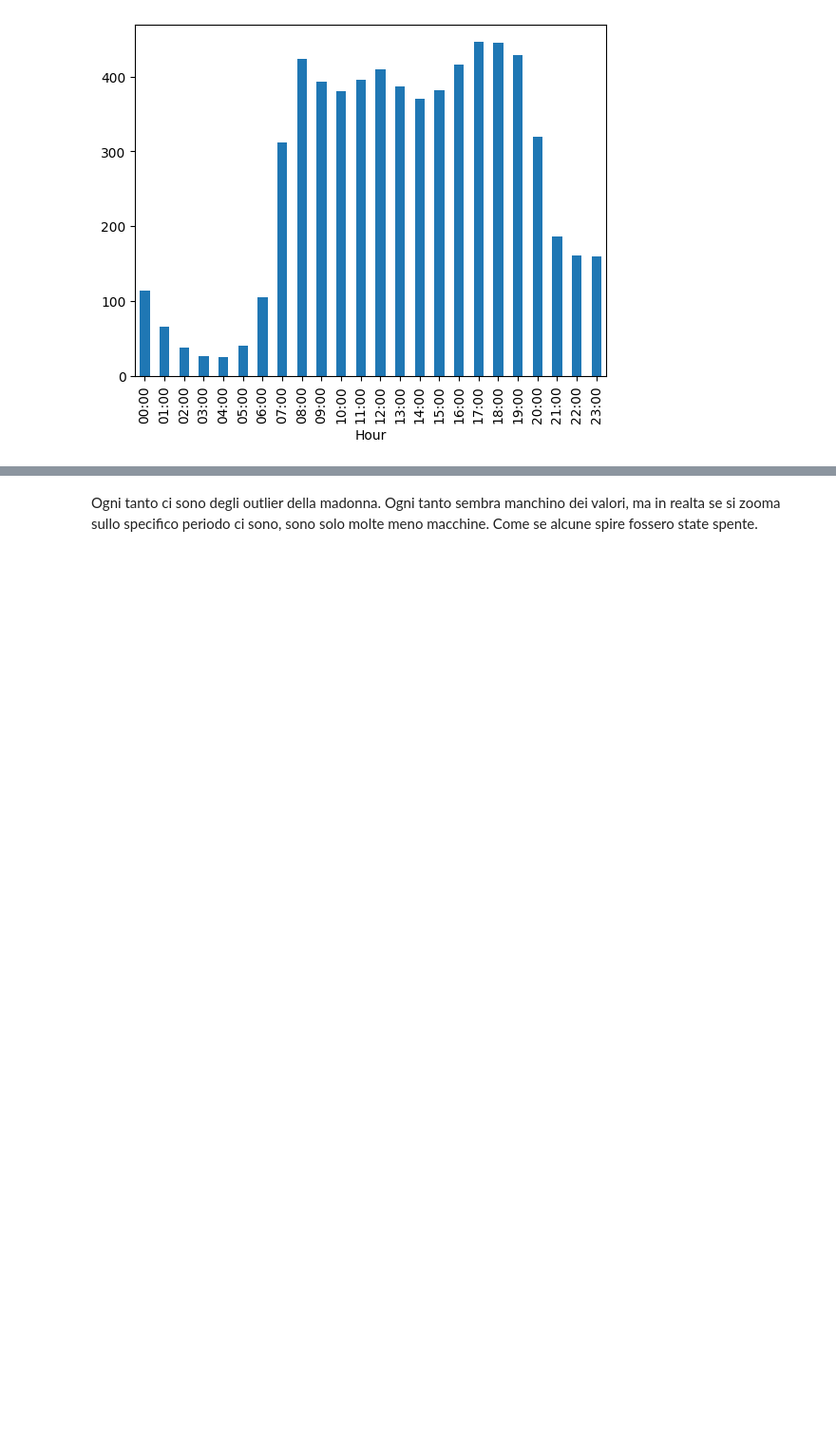
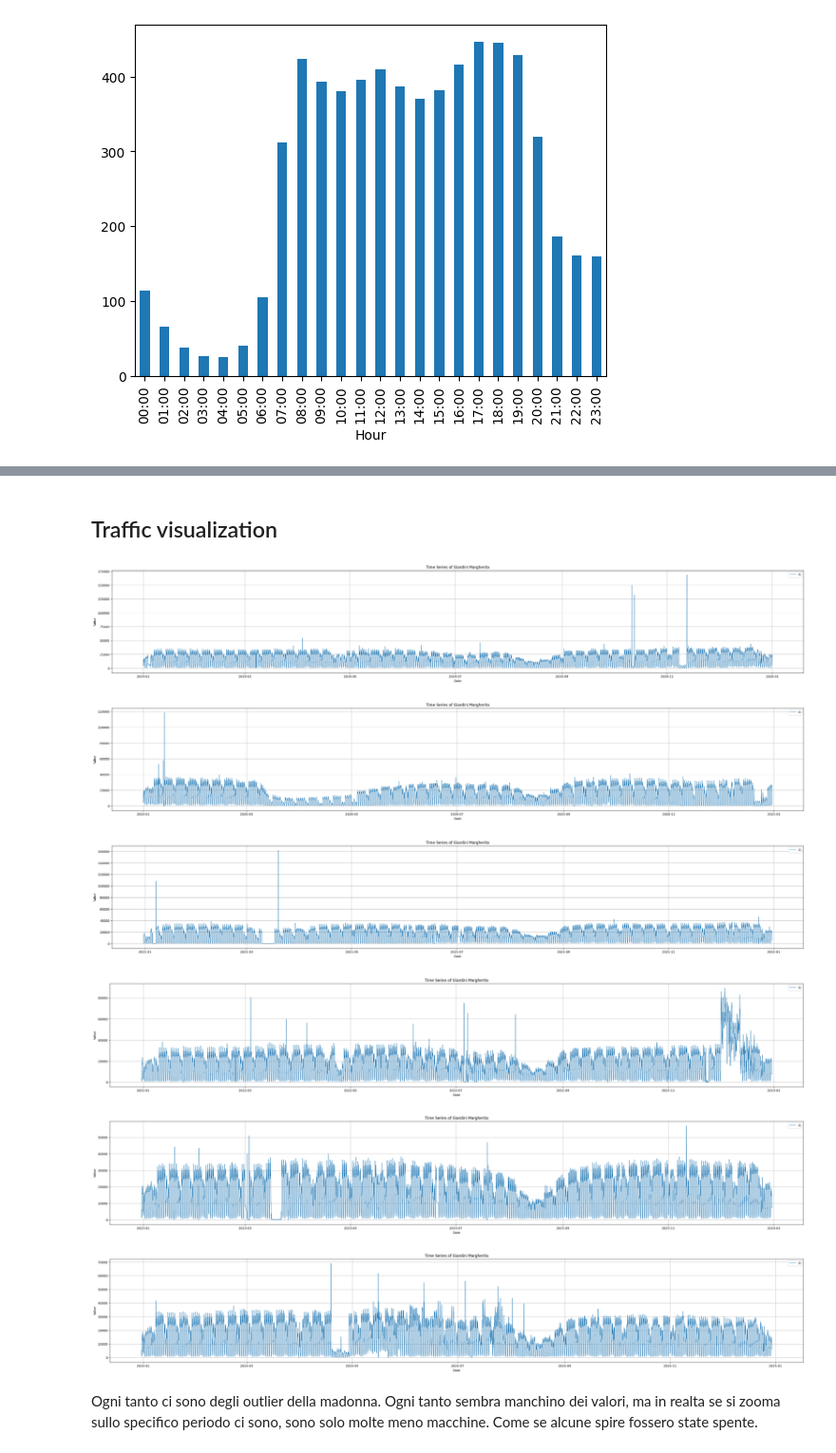
Before and after one commit to davidesonno/AII-project, a Jupyter notebook: 2-traffic_prepocessing.ipynb, the cells around one changed output, grey strips where cells are left out. Shown at 95% size. Saved outputs shown, nothing was run; the diff lists cells and outputs as text; code cells hidden in the pictures; blank space fills up the shorter version.

```diff
--- a/2-traffic_prepocessing.ipynb
+++ b/2-traffic_prepocessing.ipynb
@@ -261,2 +248,21 @@ for starting_date, ending_date in zip([datetime(2019,1,1), datetime(2020,1,1), d
+# %% [markdown]
+## Traffic visualization
+# %%
+starting_date = datetime(2019,1,1)
+ending_date = datetime(2024,12,31,23)
+period = timedelta(days=365)
+s = 'GIARDINI MARGHERITA'
+
+for i in range((ending_date-starting_date) // period):
+    start = starting_date + i*period
+    end = min(starting_date + (i + 1) * period, ending_date)
+    plot_time_series([station_traffic_melted[s]],  'Traffic_value','Date', "Giardini", start_date=start, end_date=end,  max_rows=500000, title='Giardini Margherita')
+# %% [output]
+[figure, added]
+[figure, added]
+[figure, added]
+[figure, added]
+[figure, added]
+[figure, added]
 # %% [markdown]
 Ogni tanto ci sono degli outlier della madonna. Ogni tanto sembra manchino dei valori, ma in realta se si zooma sullo specifico periodo ci sono, sono solo molte meno macchine. Come se alcune spire fossero state spente.
```
Also changed, not shown: parts of 39 cells of this notebook, 5 other files.
